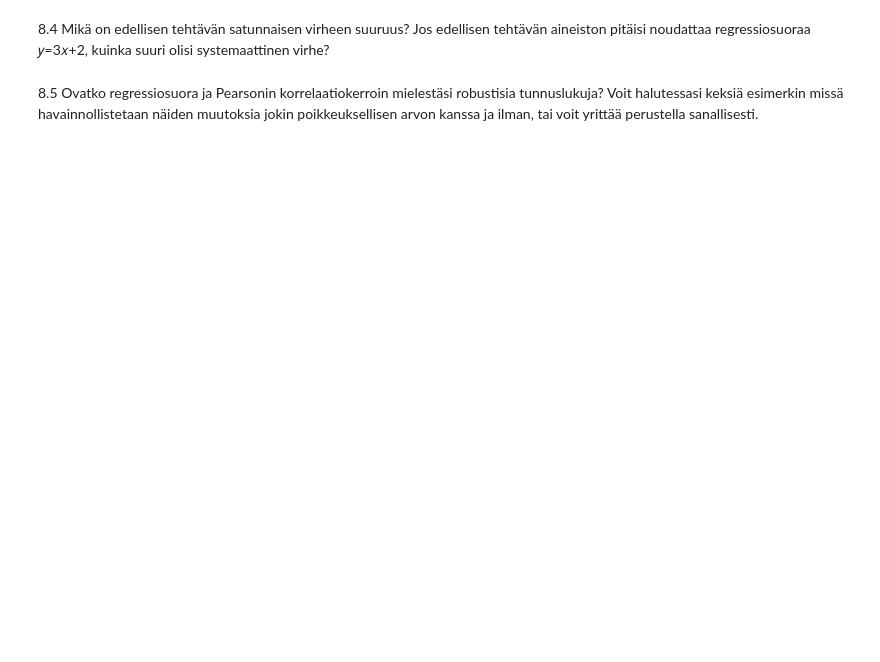
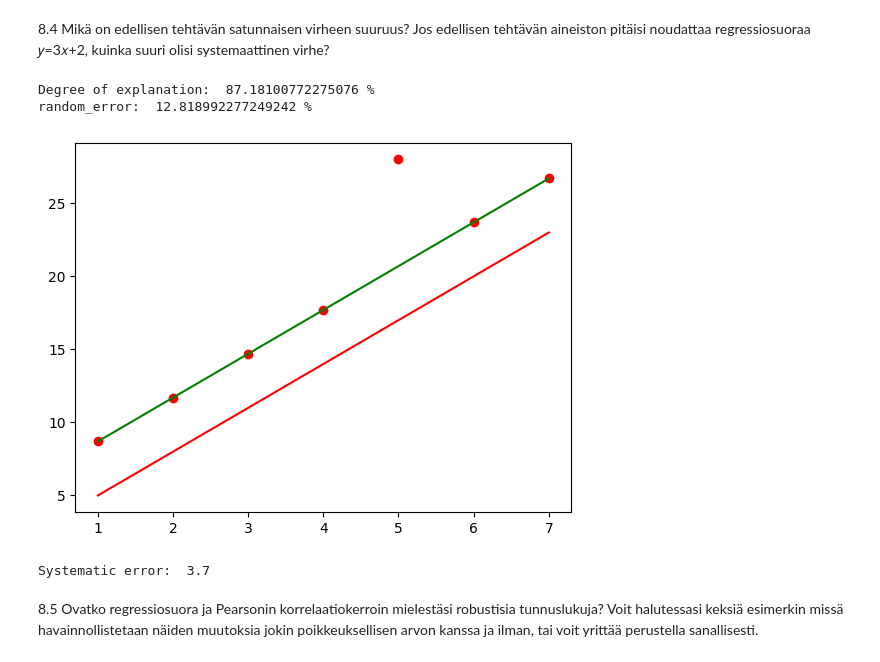
Before and after one commit to walterairs/statsandprobs, a Jupyter notebook: statistics/lesson_eight.ipynb, the cells around one changed output. Saved outputs shown, nothing was run; the diff lists cells and outputs as text; code cells hidden in the pictures; blank space fills up the shorter version.

```diff
--- a/statistics/lesson_eight.ipynb
+++ b/statistics/lesson_eight.ipynb
@@ -23,2 +42,25 @@ answer here
+# %%
+## Code here
+deg_of_explanation = (numpy.corrcoef(x, y)[0, 1]) ** 2
+print("Degree of explanation: ", deg_of_explanation * 100, "%")
+print("random_error: ", (1 - deg_of_explanation) * 100, "%")
+
+def regline2(x):
+    return 3 * x + 2
+
+# just show the line
+plt.plot(x, y, 'ro')
+plt.plot(x, [regline2(x) for x in x], 'r-')
+plt.plot(x, [regline(x) for x in x], 'g-')
+plt.show()
+
+systematic_error = 3.7
+
+print("Systematic error: ", systematic_error)
+# %% [output]
+Degree of explanation:  87.18100772275076 %
+random_error:  12.818992277249242 %
+[figure, added]
+Systematic error:  3.7
 # %% [markdown]
 8.5 Ovatko regressiosuora ja Pearsonin korrelaatiokerroin mielestäsi robustisia tunnuslukuja? Voit halutessasi keksiä esimerkin missä havainnollistetaan näiden muutoksia jokin poikkeuksellisen arvon kanssa ja ilman, tai voit yrittää perustella sanallisesti.
```
Also changed, not shown: parts of 10 cells of this notebook.
